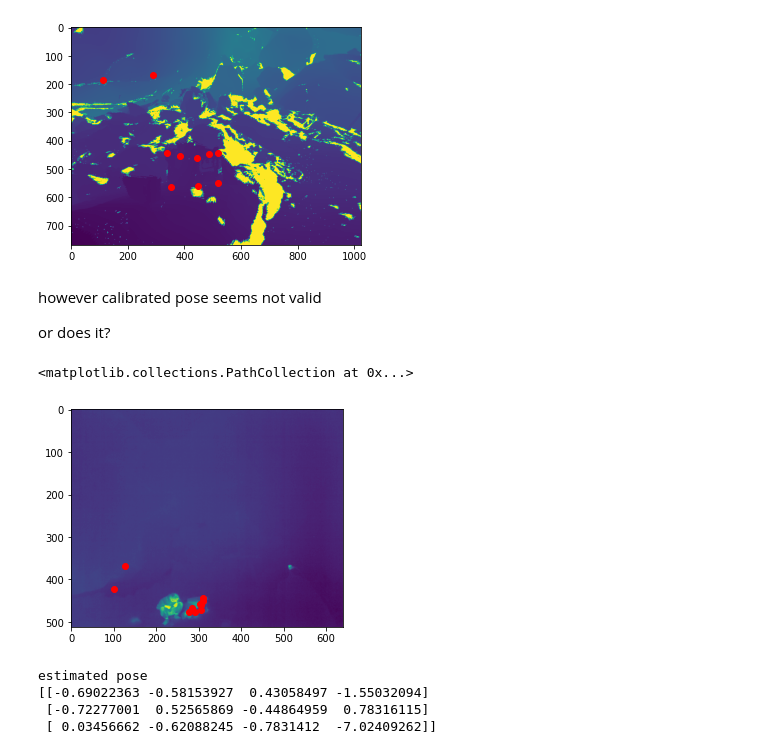
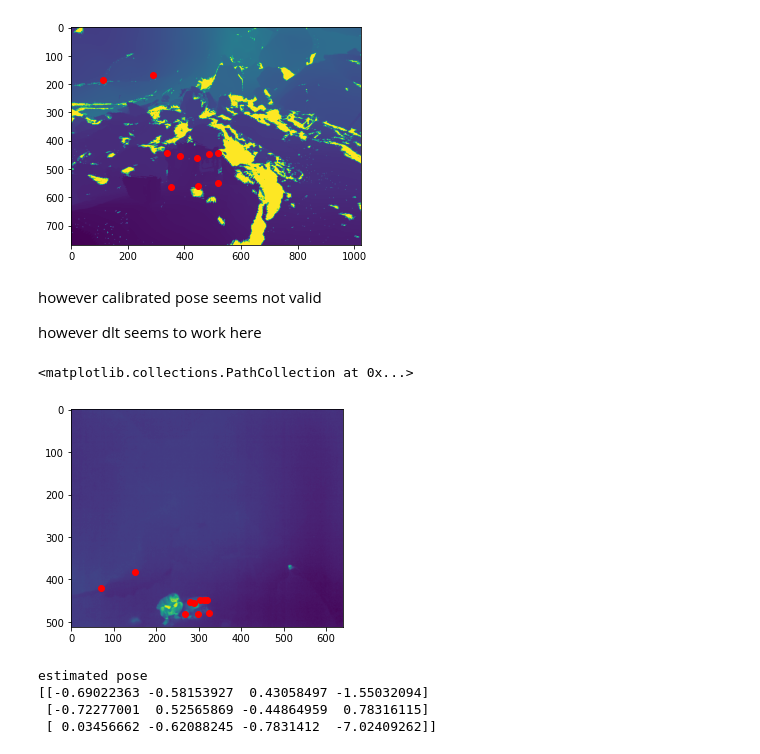
Before and after one commit to ushichka/dmcp, a Jupyter notebook: notebooks/pick_ground_truth_points.ipynb, the cells around one changed output. Drawn from its saved outputs; the diff is of its cells as text; code cells hidden in the pictures.

```diff
--- a/notebooks/pick_ground_truth_points.ipynb
+++ b/notebooks/pick_ground_truth_points.ipynb
@@ -131,7 +131,7 @@ array([[-2.9890945 ,  1.7919118 , -0.85127926],
        [-5.3868976 ,  0.65060234,  0.12151396],
        [-5.9209237 ,  1.3323612 ,  0.23784496]], dtype=float32)
 # %%
-P_calib = calibrate_dlt(cps[:,:2], cps_world)
+P_calib_dlt = calibrate_dlt(cps[:,:2], cps_world)
 
 print("dlt calib")
 la.null_space(P_calib) / la.null_space(P_calib)[-1]
@@ -173,18 +173,18 @@ plt.scatter(reprojs[:,0],reprojs[:,1],color="red")
 # %% [markdown]
 however calibrated pose seems not valid
 
-or does it?
+however dlt seems to work here
 # %%
 
-reprojs = P_calib @ p_world_hat.T
+reprojs = P_calib_dlt @ p_world_hat.T
 reprojs = reprojs.T
 reprojs = np.array([ reprojs[:,0] / reprojs[:,-1], reprojs[:,1] / reprojs[:,-1]  ]).T
 
 plt.imshow(imIm, origin="upper")
 plt.scatter(reprojs[:,0],reprojs[:,1],color="red")
 # %% [output]
 <matplotlib.collections.PathCollection at 0x...>
-[figure, old version]
+[figure, new version]
 # %%
 A = dmcp(imK, imP, cps[:,:2], cps_world)
 A
```
Also changed, not shown: parts of 3 cells of this notebook, 12 other files.
